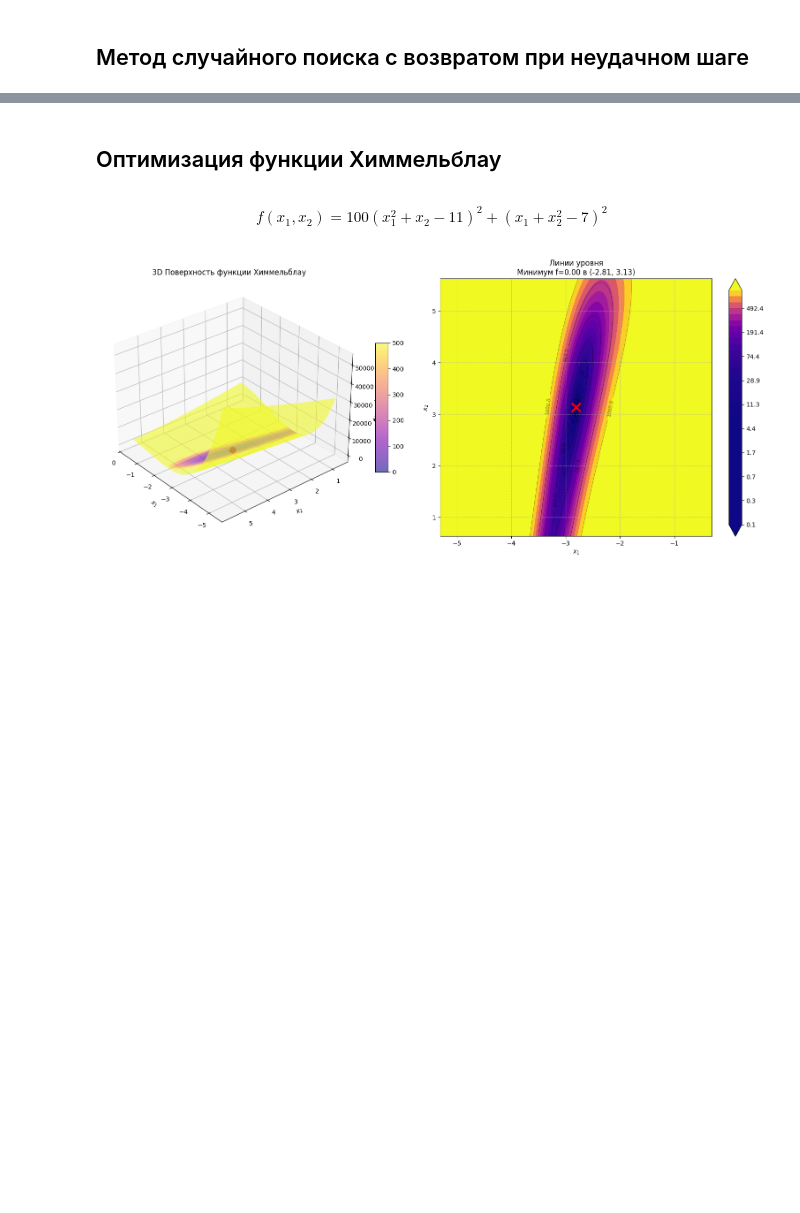
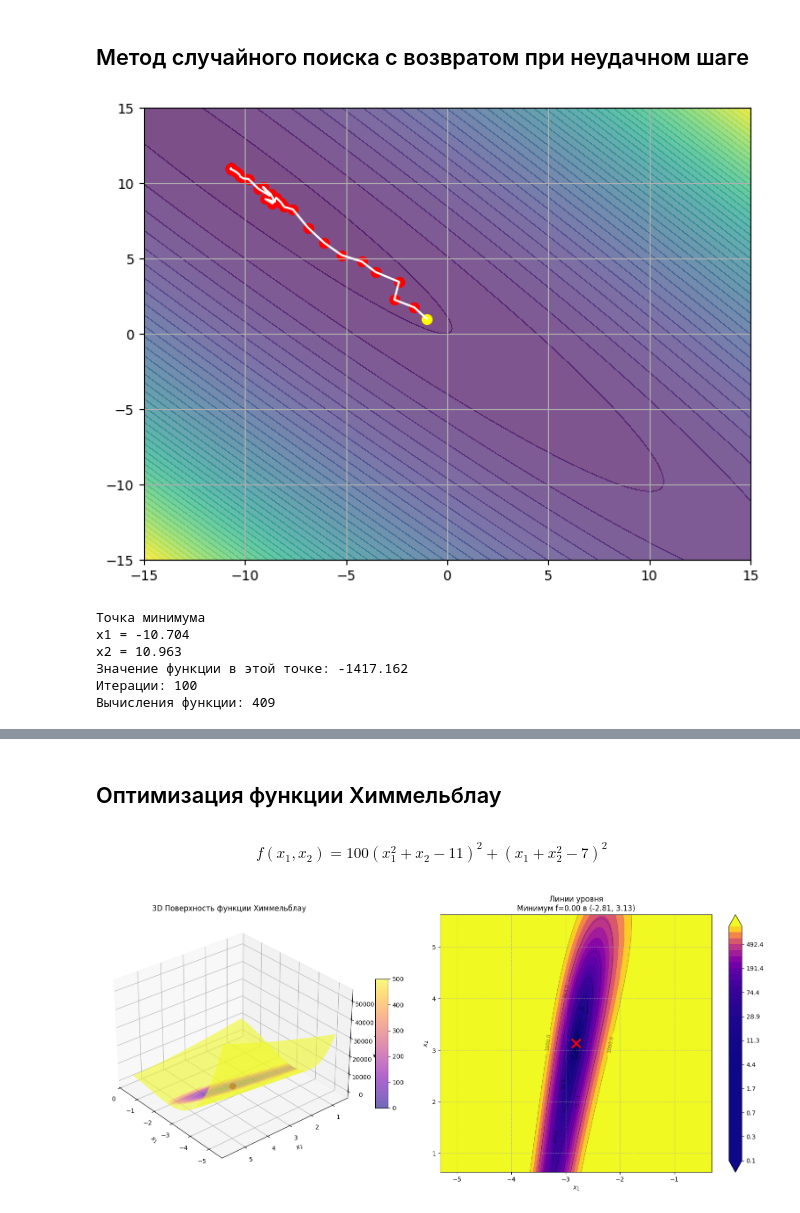
Before and after one commit to miacller/domashka-po-stepashke, a Jupyter notebook: Оптимизация/optimization_lab_5.ipynb, the cells around one changed output, grey strips where cells are left out. Drawn from its saved outputs; the diff is of its cells as text; code cells hidden in the pictures; blank space fills up the shorter version.

```diff
--- a/Оптимизация/optimization_lab_5.ipynb
+++ b/Оптимизация/optimization_lab_5.ipynb
@@ -78,0 +175,20 @@ x2 = 10.9629
+# %%
+x0=[-1,1]
+
+x, f_x, iterations, func_evals, path =random_search_with_rejection(f,x0,alpha=1.0,max_iter=100000,epsilon=1e-6)
+plot_rejection_random_search(f,path)
+
+print("Точка минимума")
+print(f"x1 = {x[0]:.3f}")
+print(f"x2 = {x[1]:.3f}")
+print(f"Значение функции в этой точке: {f_x:.3f}")
+print(f"Итерации: {iterations}")
+print(f"Вычисления функции: {func_evals}")
+# %% [output]
+[figure, added]
+Точка минимума
+x1 = -10.704
+x2 = 10.963
+Значение функции в этой точке: -1417.162
+Итерации: 100
+Вычисления функции: 409
```
Also changed, not shown: parts of 12 cells of this notebook, 3 other files.
